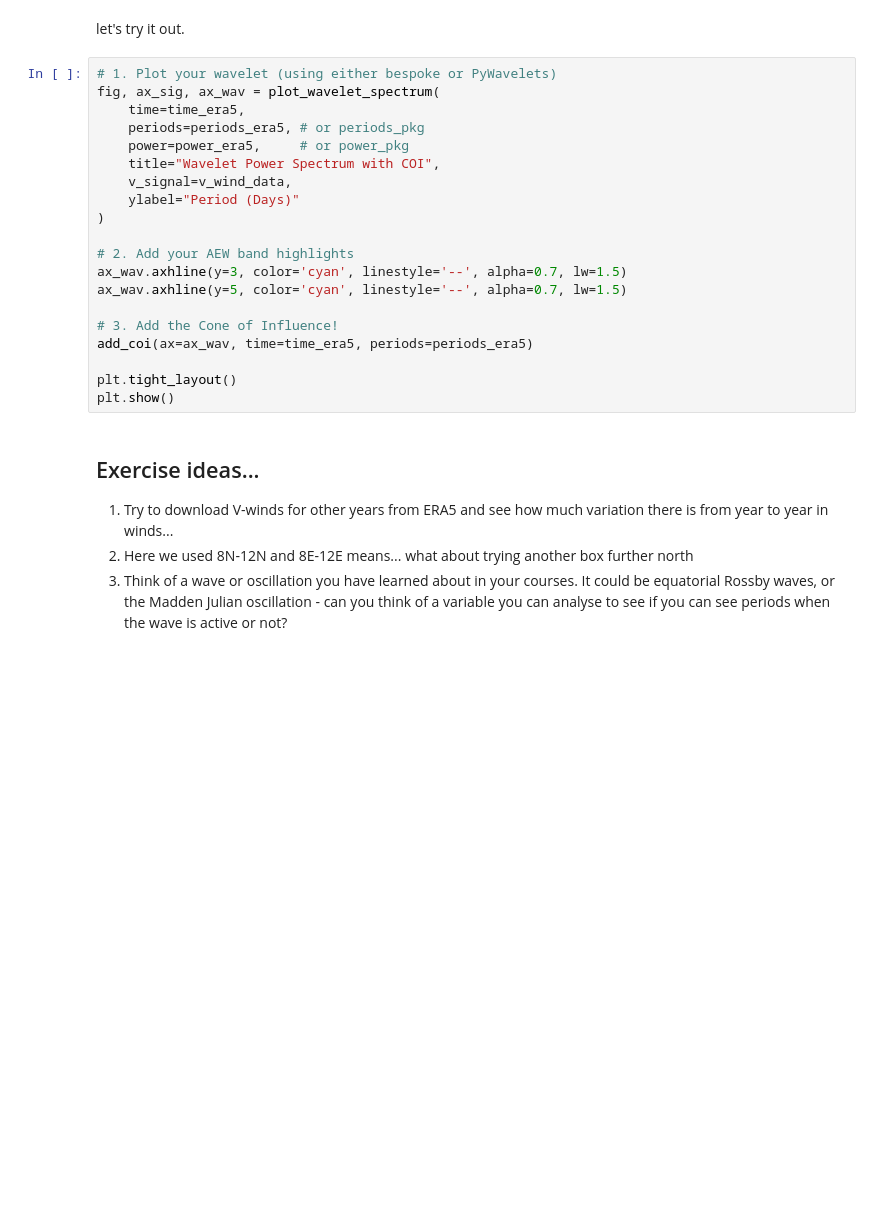
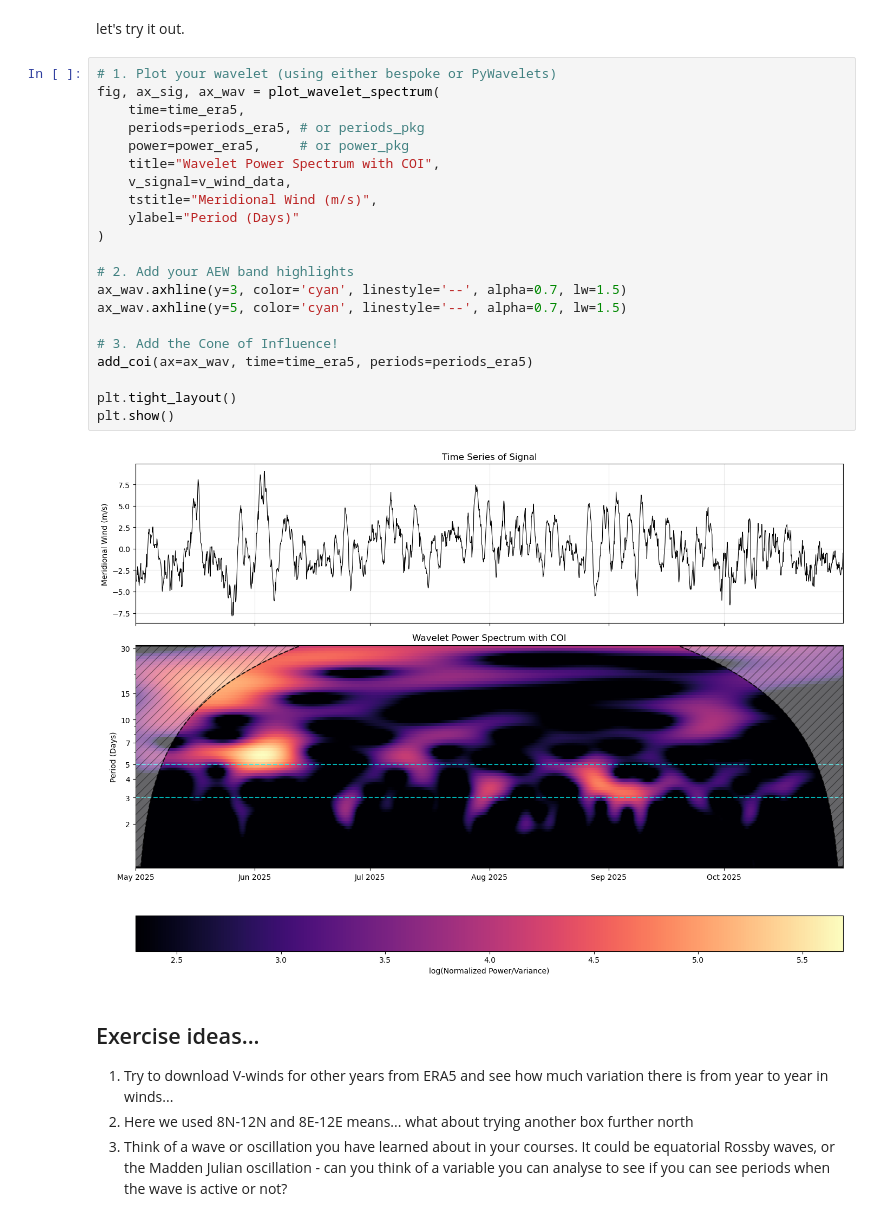
Before and after one commit to adriantompkins/climate-book, a Jupyter notebook: notebooks/part2_cda/climdata_wavelet_analysis.ipynb, the cells around one changed output. Drawn from its saved outputs; the diff is of its cells as text; blank space fills up the shorter version.

```diff
--- a/notebooks/part2_cda/climdata_wavelet_analysis.ipynb
+++ b/notebooks/part2_cda/climdata_wavelet_analysis.ipynb
@@ -863,23 +863,26 @@ let's try it out.
 # %%
 # 1. Plot your wavelet (using either bespoke or PyWavelets)
 fig, ax_sig, ax_wav = plot_wavelet_spectrum(
     time=time_era5,
     periods=periods_era5, # or periods_pkg
     power=power_era5,     # or power_pkg
     title="Wavelet Power Spectrum with COI",
     v_signal=v_wind_data,
+    tstitle="Meridional Wind (m/s)",
     ylabel="Period (Days)"
 )
 
 # 2. Add your AEW band highlights
 ax_wav.axhline(y=3, color='cyan', linestyle='--', alpha=0.7, lw=1.5)
 ax_wav.axhline(y=5, color='cyan', linestyle='--', alpha=0.7, lw=1.5)
 
 # 3. Add the Cone of Influence!
 add_coi(ax=ax_wav, time=time_era5, periods=periods_era5)
 
 plt.tight_layout()
 plt.show()
+# %% [output]
+[figure, added]
 # %% [markdown]
 ## Exercise ideas...
 
```
Also changed, not shown: 2 other files.
